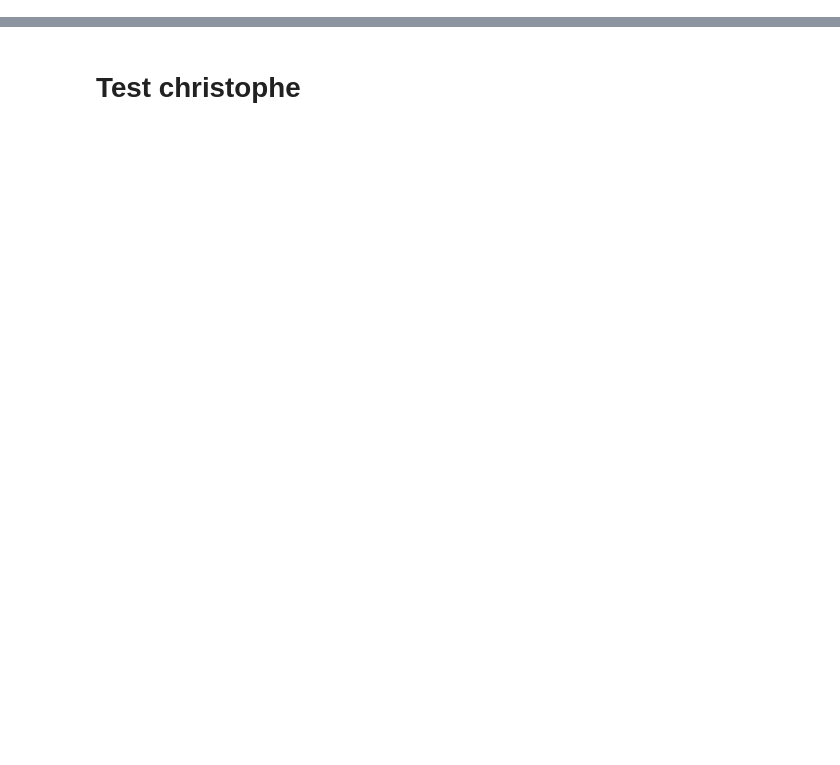
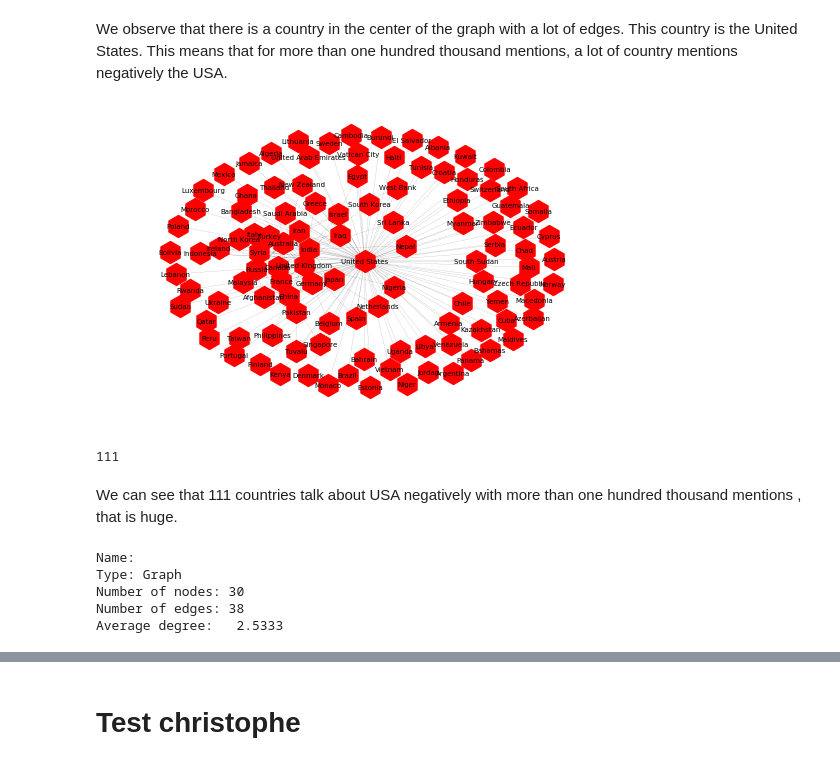
Before and after one commit to NatGr/projectAdA, a Jupyter notebook: tests_christophe.ipynb, the cells around one changed output, grey strips where cells are left out. Cells and saved outputs as stored; diff of their text form; code cells hidden in the pictures; blank space fills up the shorter version.

```diff
--- a/tests_christophe.ipynb
+++ b/tests_christophe.ipynb
@@ -24,0 +145,27 @@ media_to_country_view = pd.read_csv(os.path.join(DATA_DIR, 'media_to_country_vie
+# %% [markdown]
+We observe that there is a country in the center of the graph with a lot of edges. This country is the United States. This means that for more than one hundred thousand mentions, a lot of country mentions negatively the USA.
+# %%
+subgraph_USA = graphe_negative_avg.subgraph(['United States']+list(graphe_negative_avg.neighbors('United States')))
+nx.draw_spring(subgraph_USA, with_labels=True, node_size=500,font_size=7, width=0.2 , node_shape="h" ,linewidths=1, style='dotted')
+country_negative_USA = np.asarray(subgraph_USA.node)
+df = pd.DataFrame(country_negative_USA)
+df.to_csv('country_negative_USA.csv')
+# %% [output]
+[figure, added]
+# %%
+degrees = dict(subgraph_USA.degree(subgraph_USA.nodes()))
+degrees['United States']
+# %% [output]
+111
+# %% [markdown]
+We can see that 111 countries talk about USA negatively with more than one hundred thousand mentions , that is huge.
+# %%
+graphe_negative_avg_story = country_to_country_view[country_to_country_view["avg_tone"] < 0][country_to_country_view["count_mentions"] > 1000000]
+graphe_negative_avg_story =nx.from_pandas_edgelist(graphe_negative_avg_story, 'actor_country', 'mention_country', create_using=nx.Graph())
+print(nx.info(graphe_negative_avg_story))
+# %% [output]
+Name:
+Type: Graph
+Number of nodes: 30
+Number of edges: 38
+Average degree:   2.5333
```
Also changed, not shown: parts of 62 cells of this notebook.
